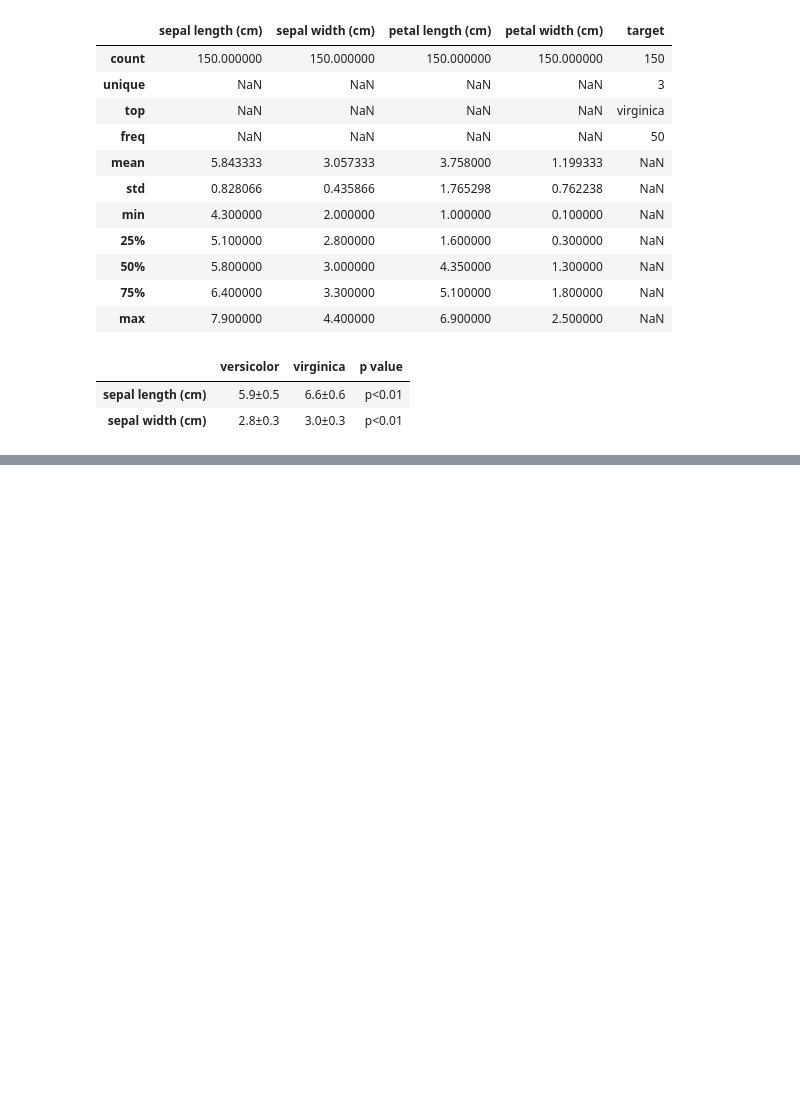
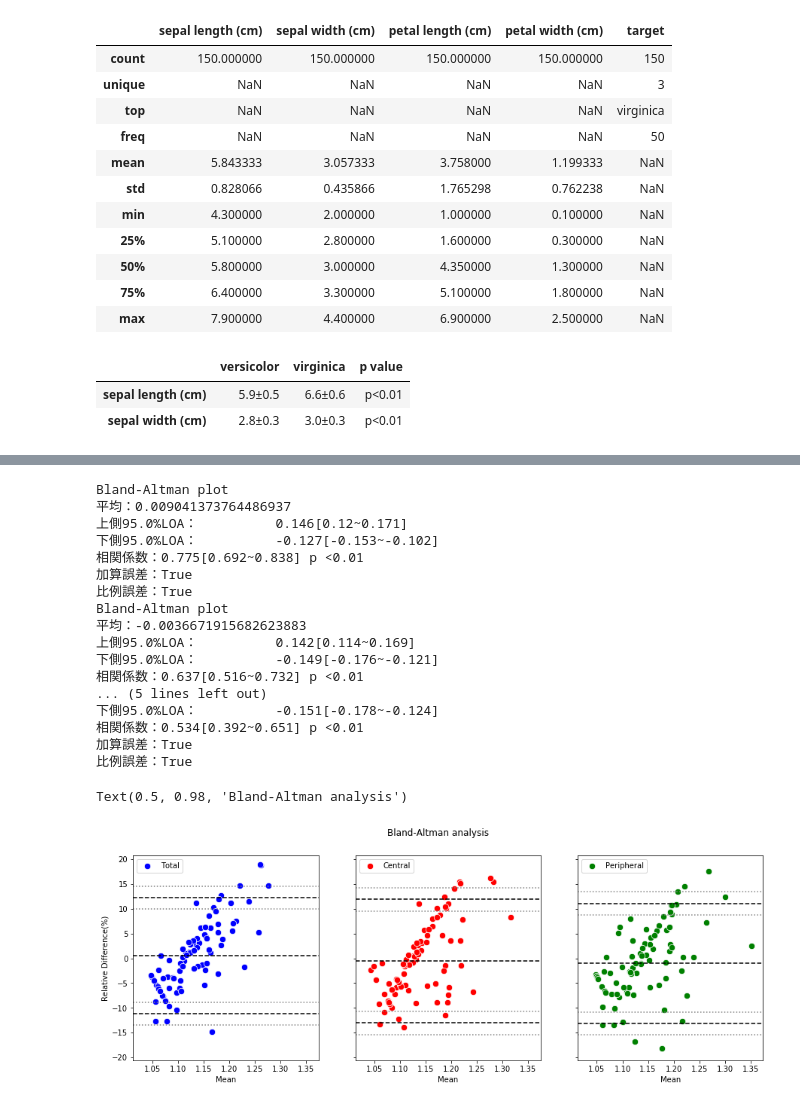
Before and after one commit to Mao-beta/statistics, a Jupyter notebook: utils.ipynb, the cells around one changed output, grey strips where cells are left out. Cells and saved outputs as stored; diff of their text form; code cells hidden in the pictures; blank space fills up the shorter version.

```diff
--- a/utils.ipynb
+++ b/utils.ipynb
@@ -84,0 +424,47 @@ def Tukey_to_dataframe(df):
+# %%
+df = pd.read_csv("data/data2.csv", encoding="shift-jis").rename(columns={"baPWV": "Actual baPWV"})
+true_col = "Actual baPWV"
+pred_col = "Predicted baPWV"
+
+areas = ["Total", "Central", "Peripheral"]
+mark_colors = ["blue", "red", "green"]
+
+f, axes = plt.subplots(1, 3, sharex=True, sharey=True, figsize=(15,5))
+
+
+for i, area in enumerate(areas):
+    R_col = R_col_names[area]
+    L_col = L_col_names[area]
+    ba_df = df[[true_col, R_col, L_col]].copy()
+    # 予測値はLとRのうち大きいほうを採用
+    ba_df[pred_col] = ba_df.apply(lambda x: max(x[L_col], x[R_col]), axis=1)
+    # 前処理
+    ba_df = Bland_Altman_init(ba_df[[true_col, pred_col]], true_col, pred_col)
+
+    Bland_Altman_plot(ba_df, true_col, pred_col, mark_colors[i], axes[i], True)
+
+    Bland_Altman_result(ba_df)
+
+
+
+plt.suptitle("Bland-Altman analysis")
+# %% [output]
+Bland-Altman plot
+平均：0.009041373764486937
+上側95.0%LOA：          0.146[0.12~0.171]
+下側95.0%LOA：          -0.127[-0.153~-0.102]
+相関係数：0.775[0.692~0.838] p <0.01
+加算誤差：True
+比例誤差：True
+Bland-Altman plot
+平均：-0.0036671915682623883
+上側95.0%LOA：          0.142[0.114~0.169]
+下側95.0%LOA：          -0.149[-0.176~-0.121]
+相関係数：0.637[0.516~0.732] p <0.01
+... (5 lines left out)
+下側95.0%LOA：          -0.151[-0.178~-0.124]
+相関係数：0.534[0.392~0.651] p <0.01
+加算誤差：True
+比例誤差：True
+Text(0.5, 0.98, 'Bland-Altman analysis')
+[figure, added]
```
Also changed, not shown: parts of 8 cells of this notebook.
